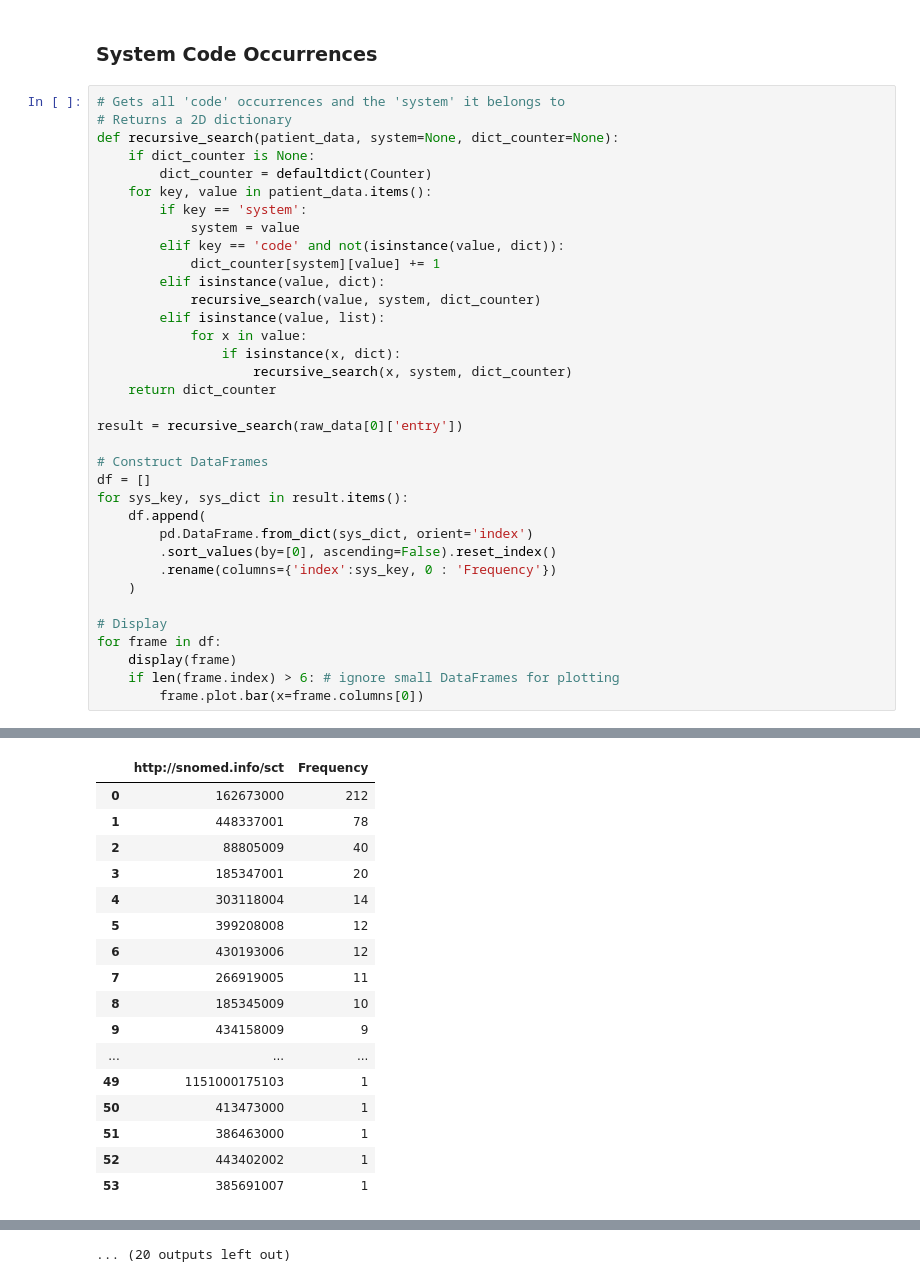
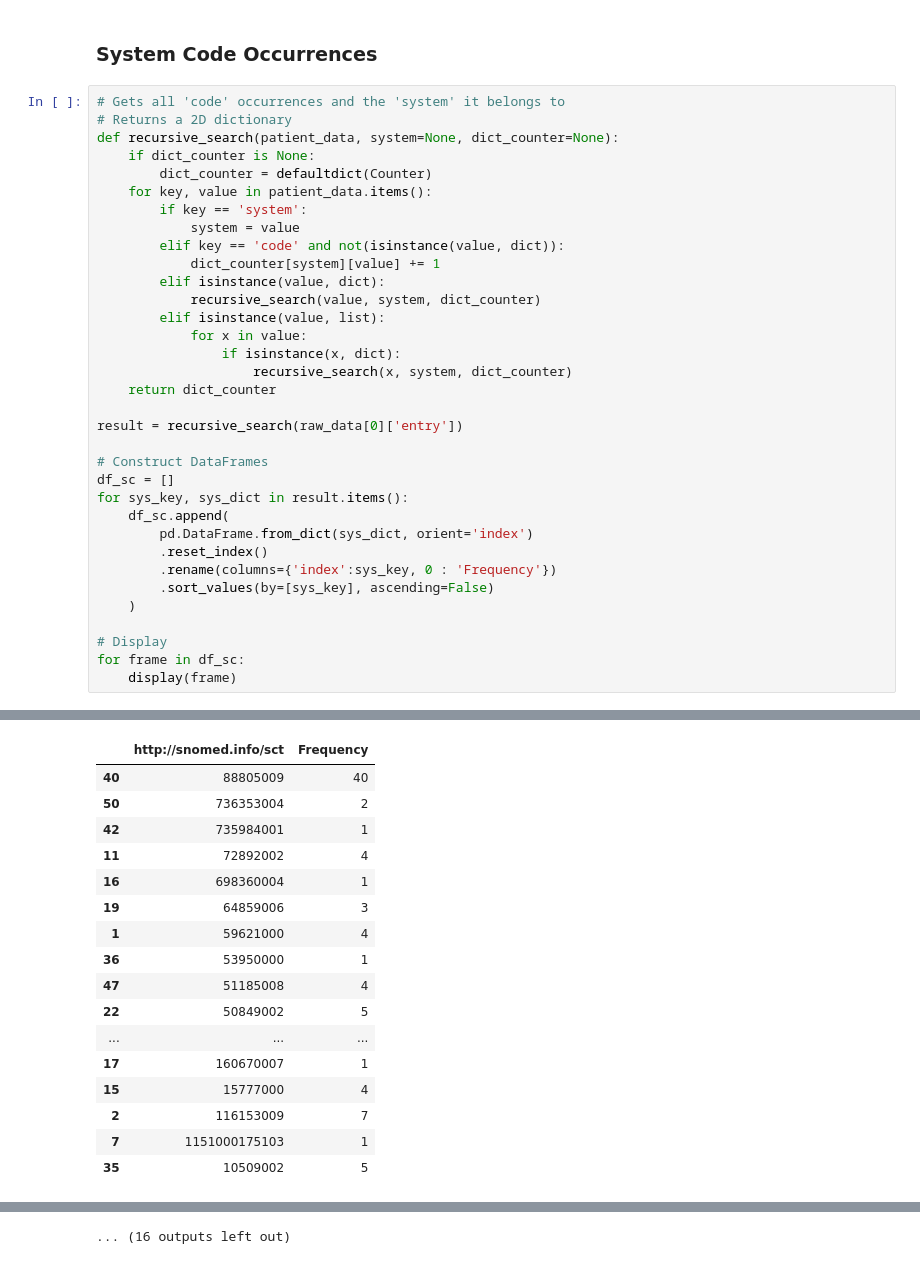
Before and after one commit to anthem-ai/ucsc-engineering-2020, a Jupyter notebook: CassidyNorfleet/notebooks/congestive_heart_failure.ipynb, the cells around one changed output, grey strips where cells are left out. Saved outputs shown, nothing was run; the diff lists cells and outputs as text.

```diff
--- a/CassidyNorfleet/notebooks/congestive_heart_failure.ipynb
+++ b/CassidyNorfleet/notebooks/congestive_heart_failure.ipynb
@@ -89,18 +129,17 @@ def recursive_search(patient_data, system=None, dict_counter=None):
 result = recursive_search(raw_data[0]['entry'])
 
 # Construct DataFrames
-df = []
+df_sc = []
 for sys_key, sys_dict in result.items():
-    df.append(
+    df_sc.append(
         pd.DataFrame.from_dict(sys_dict, orient='index')
-        .sort_values(by=[0], ascending=False).reset_index()
+        .reset_index()
         .rename(columns={'index':sys_key, 0 : 'Frequency'})
+        .sort_values(by=[sys_key], ascending=False)
     )
 
 # Display
-for frame in df:
+for frame in df_sc:
     display(frame)
-    if len(frame.index) > 6: # ignore small DataFrames for plotting
-        frame.plot.bar(x=frame.columns[0])
 # %% [output]
 |  | urn:oid:2.16.840.1.113883.6.238 | Frequency |
@@ -124,18 +163,18 @@ for frame in df:
 |  | http://snomed.info/sct | Frequency |
-| 0 | 162673000 | 212 |
-| 1 | 448337001 | 78 |
-| 2 | 88805009 | 40 |
-| 3 | 185347001 | 20 |
-| 4 | 303118004 | 14 |
-| 5 | 399208008 | 12 |
-| 6 | 430193006 | 12 |
-| 7 | 266919005 | 11 |
-| 8 | 185345009 | 10 |
-| 9 | 434158009 | 9 |
+| 40 | 88805009 | 40 |
+| 50 | 736353004 | 2 |
+| 42 | 735984001 | 1 |
+| 11 | 72892002 | 4 |
+| 16 | 698360004 | 1 |
+| 19 | 64859006 | 3 |
+| 1 | 59621000 | 4 |
+| 36 | 53950000 | 1 |
+| 47 | 51185008 | 4 |
+| 22 | 50849002 | 5 |
 | ... | ... | ... |
-| 49 | 1151000175103 | 1 |
-| 50 | 413473000 | 1 |
-| 51 | 386463000 | 1 |
-| 52 | 443402002 | 1 |
-| 53 | 385691007 | 1 |
+| 17 | 160670007 | 1 |
+| 15 | 15777000 | 4 |
+| 2 | 116153009 | 7 |
+| 7 | 1151000175103 | 1 |
+| 35 | 10509002 | 5 |
 |  | http://terminology.hl7.org/CodeSy... | Frequency |
@@ -152,3 +191,3 @@ for frame in df:
 |  | http://terminology.hl7.org/CodeSy... | Frequency |
 | 0 | normal | 162 |
-... (20 outputs left out)
+... (16 outputs left out)
```
Also changed, not shown: parts of 6 cells of this notebook.
